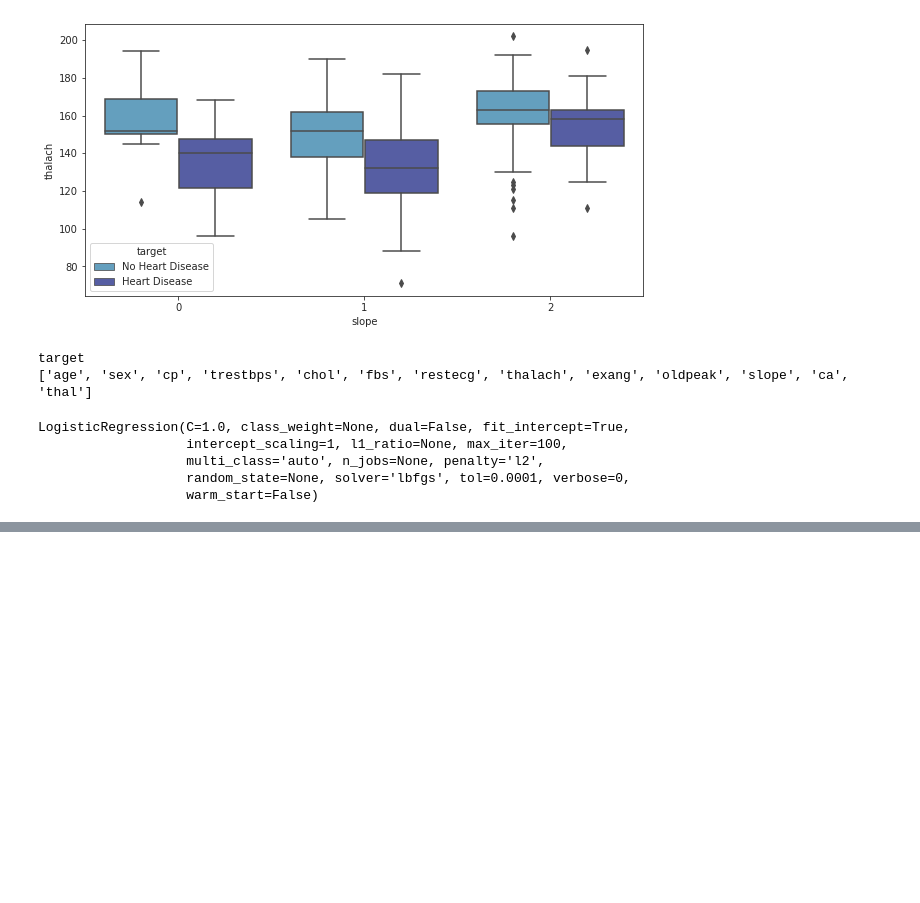
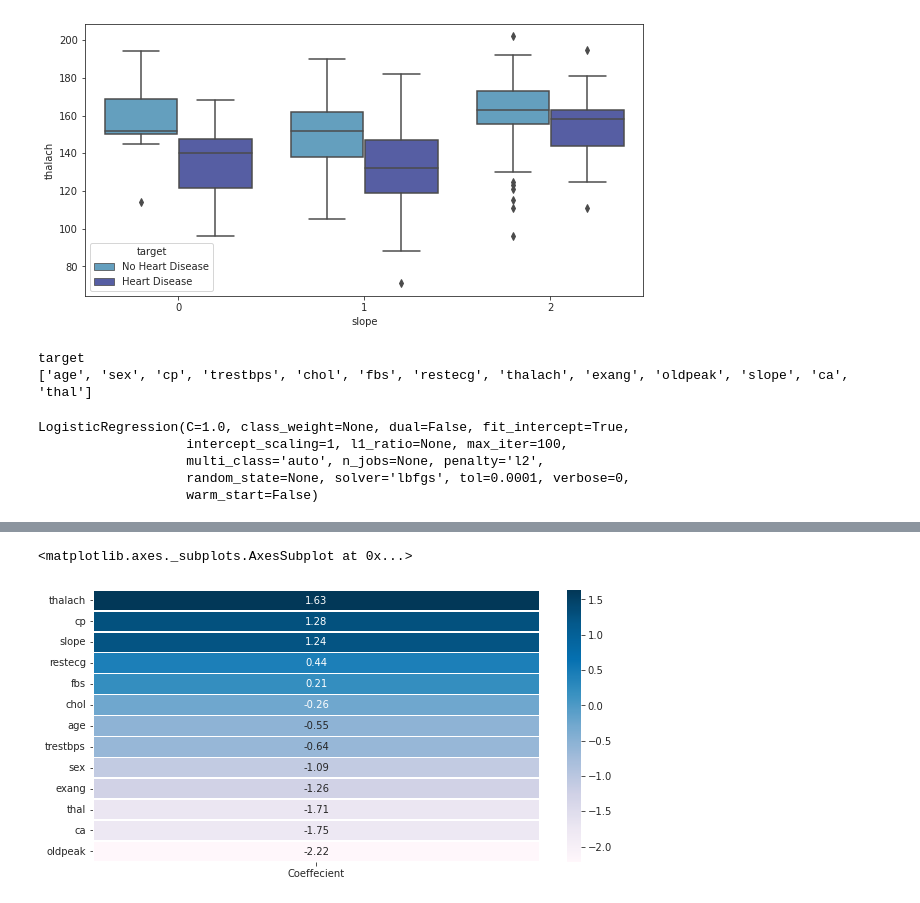
Before and after one commit to deboraos/heart-attack-statistics, a Jupyter notebook: Analise.ipynb, the cells around one changed output, grey strips where cells are left out. Drawn from its saved outputs; the diff is of its cells as text; code cells hidden in the pictures; blank space fills up the shorter version.

Commit message:
Coeffecients

```diff
--- a/Analise.ipynb
+++ b/Analise.ipynb
@@ -201,0 +253,8 @@ sns.heatmap(confusion_matrix(y_test, y_pred), annot=True)
+# %%
+coeffecients = pd.DataFrame(clf.coef_.ravel(),X.columns)
+coeffecients.columns = ['Coeffecient']
+coeffecients.sort_values(by=['Coeffecient'],inplace=True,ascending=False)
+sns.heatmap(coeffecients,annot=True,fmt='.2f',cmap='PuBu',linewidths=0.5)
+# %% [output]
+<matplotlib.axes._subplots.AxesSubplot at 0x...>
+[figure, added]
```
Also changed, not shown: parts of 8 cells of this notebook.
